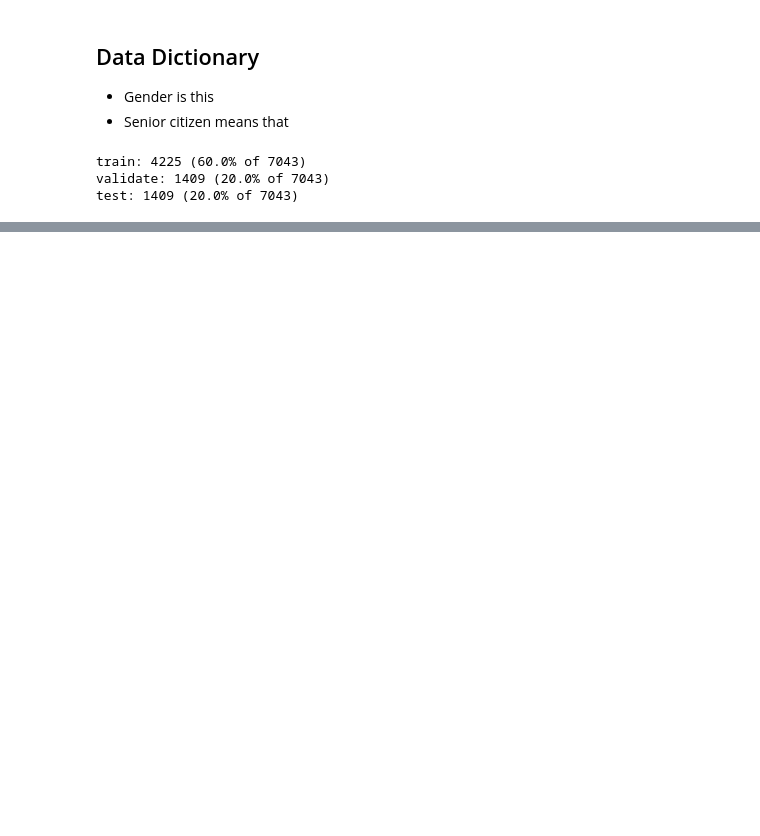
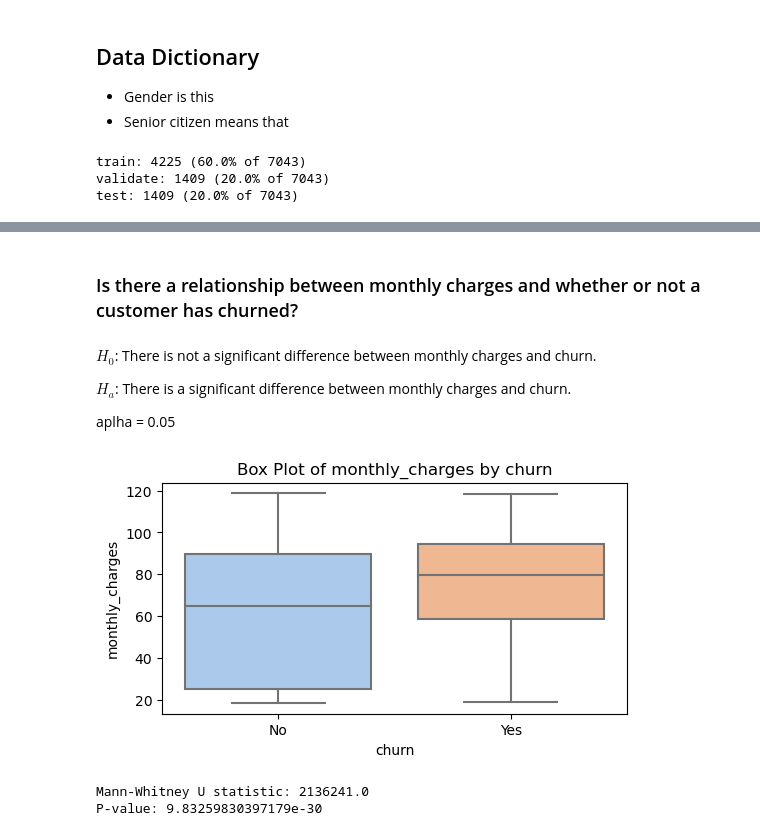
Before and after one commit to Luis-Martinez1/Classification_Project, a Jupyter notebook: Final_Report.ipynb, the cells around one changed output, grey strips where cells are left out. Saved outputs shown, nothing was run; the diff lists cells and outputs as text; code cells hidden in the pictures; blank space fills up the shorter version.

```diff
--- a/Final_Report.ipynb
+++ b/Final_Report.ipynb
@@ -97,0 +161,16 @@ Data Preparation:
+# %% [markdown]
+### Is there a relationship between monthly charges and whether or not a customer has churned?
+# %% [markdown]
+ $H_0$: There is not a significant difference between monthly charges and churn.
+
+ $H_a$: There is a significant difference between monthly charges and churn.
+
+ aplha = 0.05
+# %%
+# Plot to visualize and draw conclusions from the assosociation.
+
+explore.analyze_monthly_charges(train, 'monthly_charges', 'churn')
+# %% [output]
+[figure, added]
+Mann-Whitney U statistic: 2136241.0
+P-value: 9.83259830397179e-30
```
Also changed, not shown: parts of 38 cells of this notebook.
